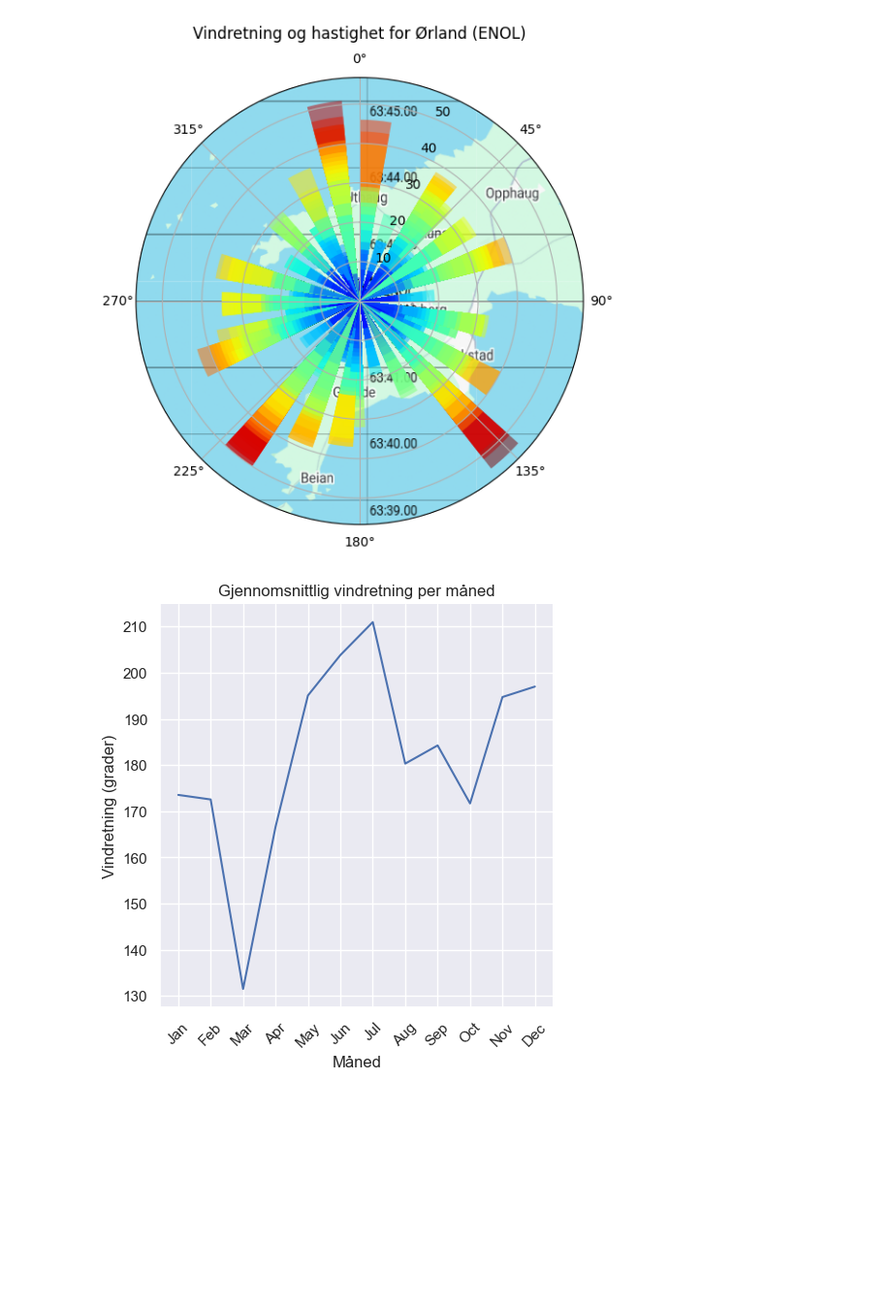
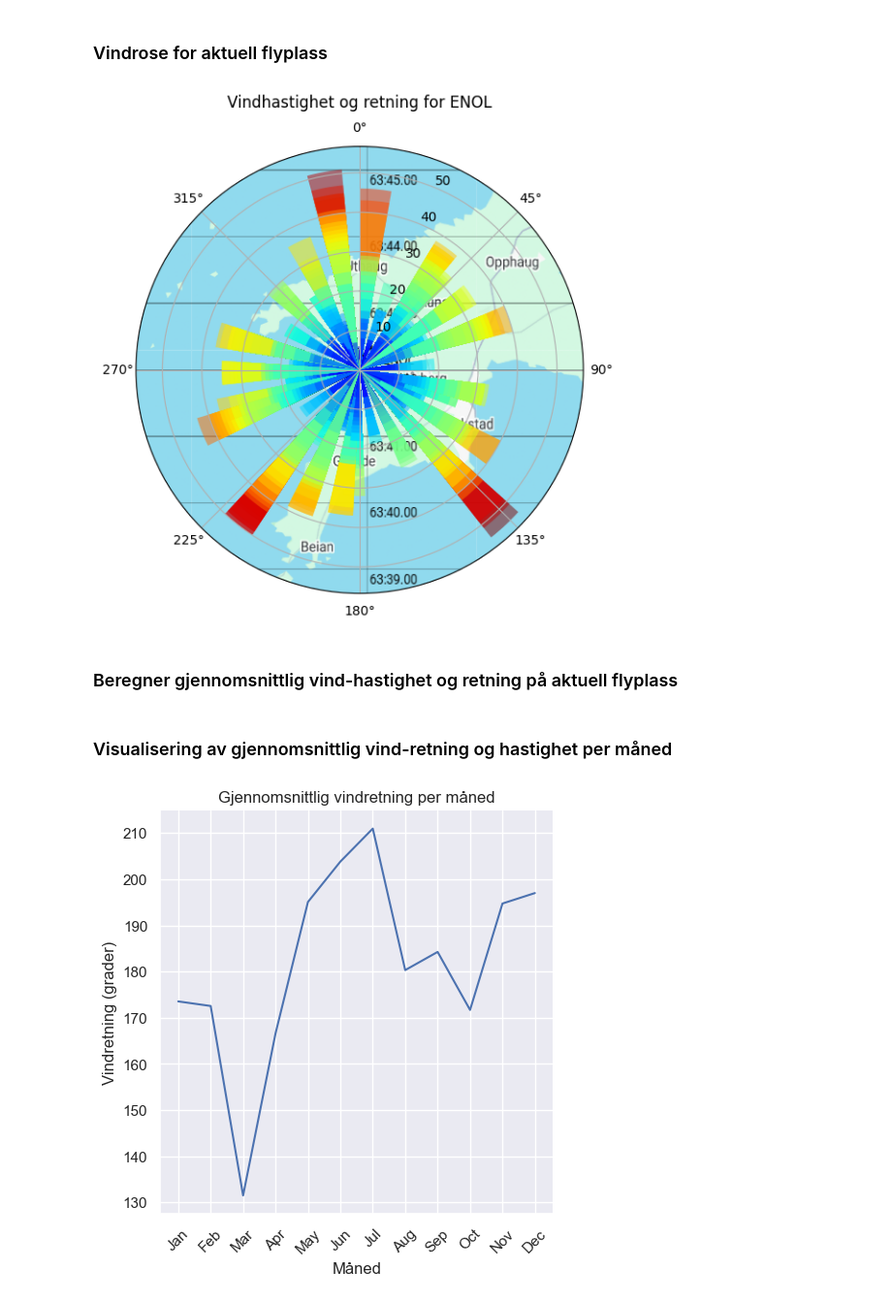
Before and after one commit to oaherrem/Prosjektgruppe55, a Jupyter notebook: proj_environment-main/notebooks/Oppgave_5.ipynb, the cells around one changed output. Shown at 97% size. Saved outputs shown, nothing was run; the diff lists cells and outputs as text; code cells hidden in the pictures; blank space fills up the shorter version.

Commit message:
Fix - feilretting ferdigstilt oppgave 5, med visualiseringer og forklaring

```diff
--- a/proj_environment-main/notebooks/Oppgave_5.ipynb
+++ b/proj_environment-main/notebooks/Oppgave_5.ipynb
@@ -12,3 +17,3 @@ import IPython.display as display
 # %%
-file_path = '../data/csv/ENOL_wind_data.csv'
-df_ENOL = pd.read_csv(file_path)
+file_path = f'../data/csv/{airport}_wind_data.csv'
+df_airport = pd.read_csv(file_path)
@@ -28,31 +33,33 @@ plt.show()
+# %% [markdown]
+### Vindrose for aktuell flyplass
 # %%
 # Konverter vindretningen fra grader til radianer (for polarplot)
-theta = df_ENOL['Wind_direction']
-radii = df_ENOL['Wind_speed']
+theta = df_airport['Wind_direction']
+radii = df_airport['Wind_speed']
 
 # Sett en konstant bredde for stolpene, f.eks. 10 grader (omregnet til radianer)
 width = np.deg2rad(10)
 
 # Lag figur og polar akse
 fig = plt.figure(figsize=(6,6))
 ax = fig.add_axes([0.1, 0.1, 0.8, 0.8], polar=True)
 
 ax.set_theta_zero_location("N") # Sett nullpunktet til nord
 ax.set_theta_direction(-1)
 
-img = plt.imread("../resources/images/ENOL_kart.png")
+img = plt.imread(f"../resources/images/{airport}_kart.png")
 ax.imshow(img, extent=[0, 1, 0, 1], transform=ax.transAxes, zorder=0)
 
 # Lag stolpediagrammet
 bars = ax.bar(theta, radii, width=width, bottom=0.0)
 
 # Tilpass farger etter vindhastigheten
 for r, bar in zip(radii, bars):
     bar.set_facecolor(cm.jet(r / np.max(radii)))
     bar.set_alpha(0.5)
 
-ax.set_title("Vindretning og hastighet for Ørland (ENOL)", pad=30)
+ax.set_title(f"Vindhastighet og retning for {airport}", pad=30)
 
 plt.show()
 # %% [output]
-[figure, old version]
+[figure, new version]
@@ -90,0 +66,2 @@ avg_wind_direction = [
+# %% [markdown]
+### Beregner gjennomsnittlig vind-hastighet og retning på aktuell flyplass
@@ -91,3 +84,5 @@ avg_wind_direction = [
+# %% [markdown]
+### Visualisering av gjennomsnittlig vind-retning og hastighet per måned
 # %%
 sns.set_theme(style="darkgrid")
 sns.relplot(x = months, y = avg_wind_direction, kind="line")
```
Also changed, not shown: parts of 22 cells of this notebook.
